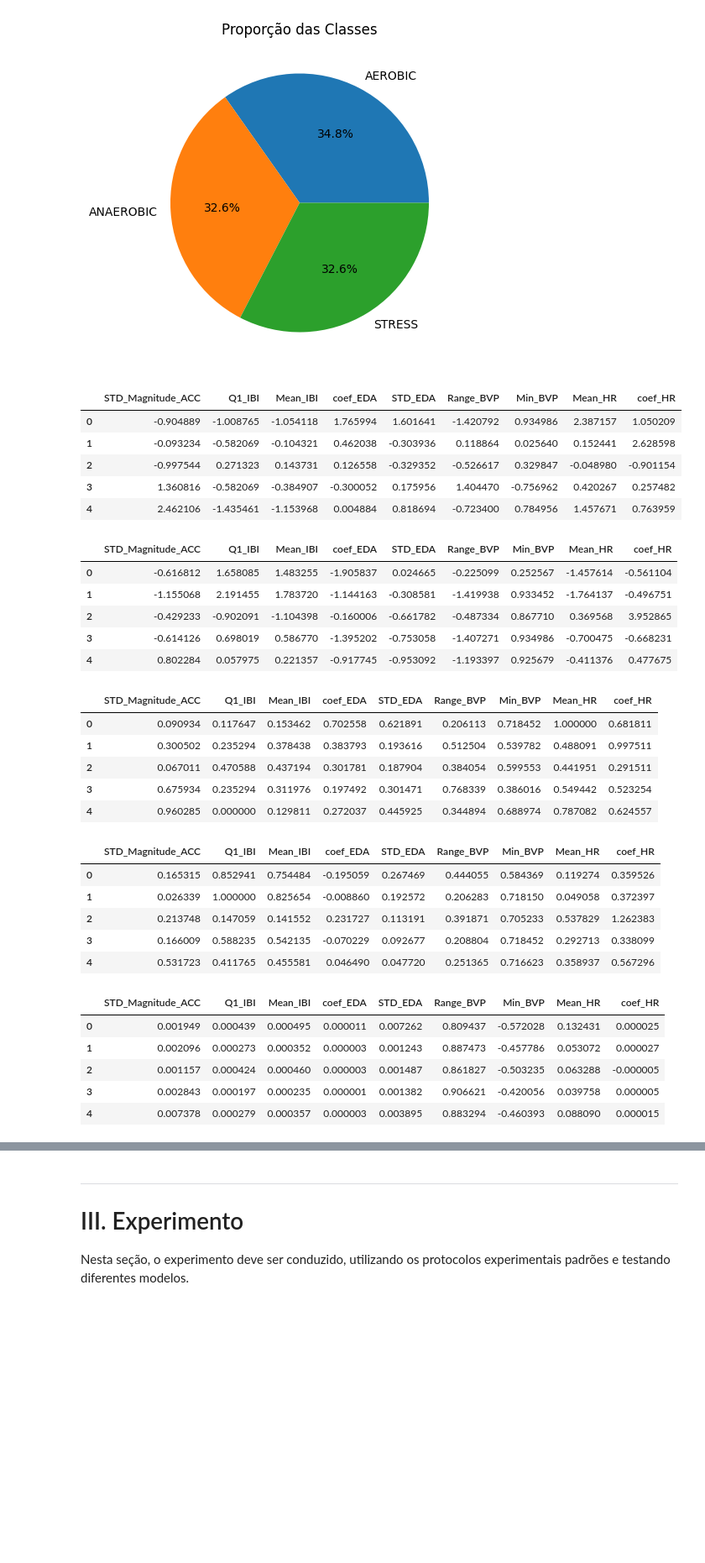
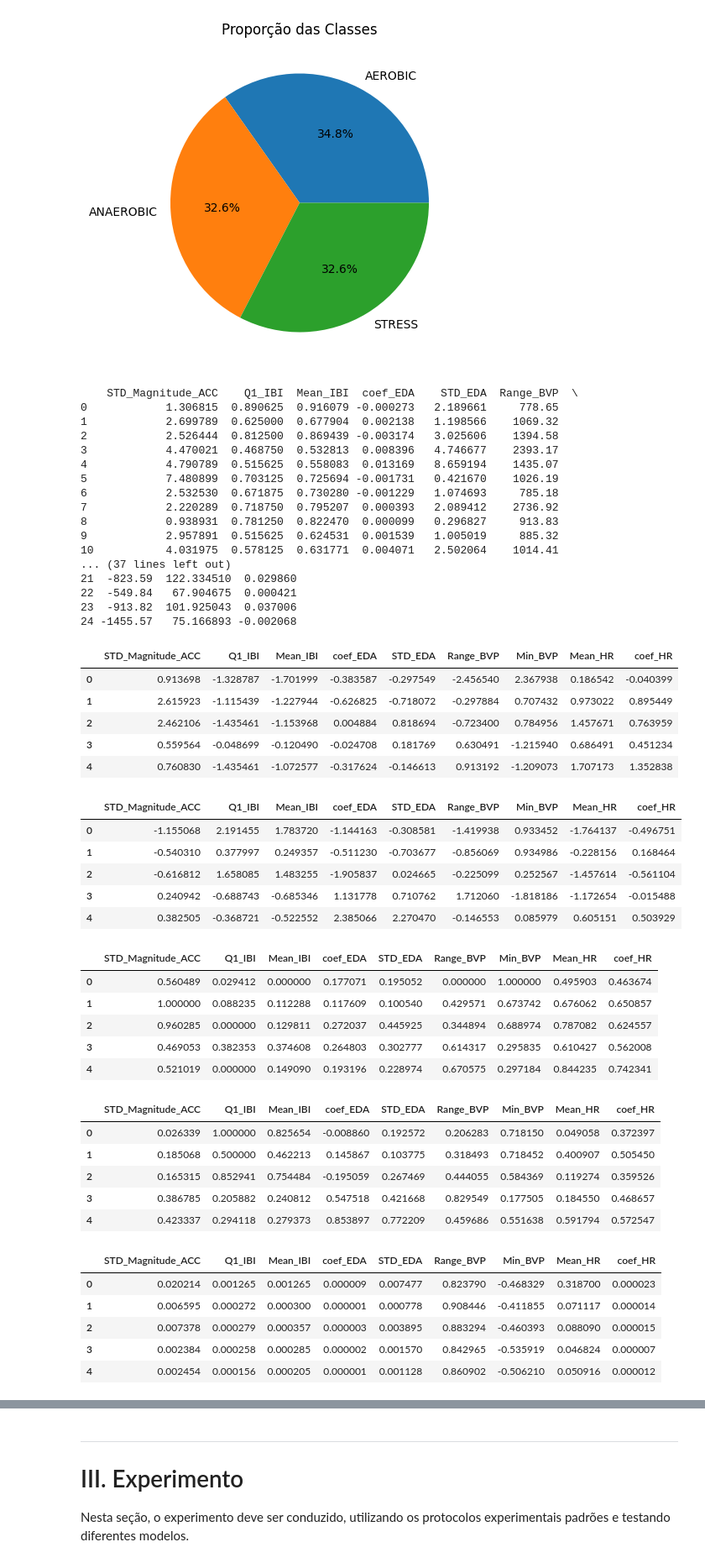
Before and after one commit to ottonifel/PROJETO_ML_FelipeOttoni_LeticiaAlmeida, a Jupyter notebook: main.ipynb, the cells around one changed output, grey strips where cells are left out. Shown at 84% size. Cells and saved outputs as stored; diff of their text form; code cells hidden in the pictures; blank space fills up the shorter version.

```diff
--- a/main.ipynb
+++ b/main.ipynb
@@ -48,7 +48,7 @@ df_users_info_train = df_users_info.merge(df_train, on="Id", how="inner")
 
 # junção com os dados de teste
 df_test = pd.read_csv("dataset/test.csv")
-df_users_info_test = df_users_info.merge(df_test, on="Id", how="inner")
+df_users_info_test = df_users_info.merge(df_test, on="Id", how="right")
 df_users_info_test.info() #visualizaçõ
 # %% [output]
 <class 'pandas.core.frame.DataFrame'>
@@ -266,7 +266,7 @@ display(df_sensors)
 
 # Cria df_sensors_train e df_sensors_test
 df_sensors_train = df_sensors.merge(df_train, on="Id", how="inner")
-df_sensors_test = df_sensors.merge(df_test, on="Id", how="inner")
+df_sensors_test = df_sensors.merge(df_test, on="Id", how="right")
 # %% [output]
 Erro de leitura no usuário U_87186: could not convert string to float: ' IBI'
 Erro ao ler dataset/wearables\U_89740\IBI.csv: No columns to parse from file
@@ -700,66 +743,87 @@ plt.show()
 from sklearn.preprocessing import StandardScaler, MinMaxScaler, Normalizer
 from scripts import normalize_dataset
 # criação do dataframe de treino final
-df_treinamento = df_inicial_clean_without_outliers.drop(columns=["Id", "Label"])
+df_treinamento = df_inicial_clean_without_outliers.sort_values(by="Id") # garantia de ordenação para usar validação cruzada
+df_treinamento = df_treinamento.drop(columns=["Id", "Label"])
 df_teste = df_test.drop(columns=["Id"])
+print(df_teste)
 
 # Diversas normalizações
 # Normalização Standard
 df_treino_std, df_teste_std = normalize_dataset(
     df_treinamento,
     df_teste,
     scaler=StandardScaler()
 )
 
 # Normalização MinMax
 df_treino_minmax, df_teste_minmax = normalize_dataset(
     df_treinamento,
     df_teste,
     scaler=MinMaxScaler()
 )
 
 # Normalização Normalizer
 df_treino_normalizer, df_teste_normalizer = normalize_dataset(
     df_treinamento,
     df_teste,
     scaler=Normalizer()
 )
 
 display(df_treino_std.head(n=5))
 display(df_teste_std.head(n=5))
 display(df_treino_minmax.head(n=5))
 display(df_teste_minmax.head(n=5))
 display(df_treino_normalizer.head(n=5))
 display(df_teste_normalizer.head(n=5))
+
+print(df_test)
 # %% [output]
+    STD_Magnitude_ACC    Q1_IBI  Mean_IBI  coef_EDA    STD_EDA  Range_BVP  \
+0            1.306815  0.890625  0.916079 -0.000273   2.189661     778.65
+1            2.699789  0.625000  0.677904  0.002138   1.198566    1069.32
+2            2.526444  0.812500  0.869439 -0.003174   3.025606    1394.58
+3            4.470021  0.468750  0.532813  0.008396   4.746677    2393.17
+4            4.790789  0.515625  0.558083  0.013169   8.659194    1435.07
+5            7.480899  0.703125  0.725694 -0.001731   0.421670    1026.19
+6            2.532530  0.671875  0.730280 -0.001229   1.074693     785.18
+7            2.220289  0.718750  0.795207  0.000393   2.089412    2736.92
+8            0.938931  0.781250  0.822470  0.000099   0.296827     913.83
+9            2.957891  0.515625  0.624531  0.001539   1.005019     885.32
+10           4.031975  0.578125  0.631771  0.004071   2.502064    1014.41
+... (37 lines left out)
+21  -823.59  122.334510  0.029860
+22  -549.84   67.904675  0.000421
+23  -913.82  101.925043  0.037006
+24 -1455.57   75.166893 -0.002068
 |  | STD_Magnitude_ACC | Q1_IBI | Mean_IBI | coef_EDA | STD_EDA | Range_BVP | Min_BVP | Mean_HR | coef_HR |
-| 0 | -0.904889 | -1.008765 | -1.054118 | 1.765994 | 1.601641 | -1.420792 | 0.934986 | 2.387157 | 1.050209 |
-| 1 | -0.093234 | -0.582069 | -0.104321 | 0.462038 | -0.303936 | 0.118864 | 0.025640 | 0.152441 | 2.628598 |
-| 2 | -0.997544 | 0.271323 | 0.143731 | 0.126558 | -0.329352 | -0.526617 | 0.329847 | -0.048980 | -0.901154 |
-| 3 | 1.360816 | -0.582069 | -0.384907 | -0.300052 | 0.175956 | 1.404470 | -0.756962 | 0.420267 | 0.257482 |
-| 4 | 2.462106 | -1.435461 | -1.153968 | 0.004884 | 0.818694 | -0.723400 | 0.784956 | 1.457671 | 0.763959 |
+| 0 | 0.913698 | -1.328787 | -1.701999 | -0.383587 | -0.297549 | -2.456540 | 2.367938 | 0.186542 | -0.040399 |
+| 1 | 2.615923 | -1.115439 | -1.227944 | -0.626825 | -0.718072 | -0.297884 | 0.707432 | 0.973022 | 0.895449 |
+| 2 | 2.462106 | -1.435461 | -1.153968 | 0.004884 | 0.818694 | -0.723400 | 0.784956 | 1.457671 | 0.763959 |
+| 3 | 0.559564 | -0.048699 | -0.120490 | -0.024708 | 0.181769 | 0.630491 | -1.215940 | 0.686491 | 0.451234 |
+| 4 | 0.760830 | -1.435461 | -1.072577 | -0.317624 | -0.146613 | 0.913192 | -1.209073 | 1.707173 | 1.352838 |
 |  | STD_Magnitude_ACC | Q1_IBI | Mean_IBI | coef_EDA | STD_EDA | Range_BVP | Min_BVP | Mean_HR | coef_HR |
-| 0 | -0.616812 | 1.658085 | 1.483255 | -1.905837 | 0.024665 | -0.225099 | 0.252567 | -1.457614 | -0.561104 |
-| 1 | -1.155068 | 2.191455 | 1.783720 | -1.144163 | -0.308581 | -1.419938 | 0.933452 | -1.764137 | -0.496751 |
-| 2 | -0.429233 | -0.902091 | -1.104398 | -0.160006 | -0.661782 | -0.487334 | 0.867710 | 0.369568 | 3.952865 |
-| 3 | -0.614126 | 0.698019 | 0.586770 | -1.395202 | -0.753058 | -1.407271 | 0.934986 | -0.700475 | -0.668231 |
-| 4 | 0.802284 | 0.057975 | 0.221357 | -0.917745 | -0.953092 | -1.193397 | 0.925679 | -0.411376 | 0.477675 |
+| 0 | -1.155068 | 2.191455 | 1.783720 | -1.144163 | -0.308581 | -1.419938 | 0.933452 | -1.764137 | -0.496751 |
+| 1 | -0.540310 | 0.377997 | 0.249357 | -0.511230 | -0.703677 | -0.856069 | 0.934986 | -0.228156 | 0.168464 |
+| 2 | -0.616812 | 1.658085 | 1.483255 | -1.905837 | 0.024665 | -0.225099 | 0.252567 | -1.457614 | -0.561104 |
+| 3 | 0.240942 | -0.688743 | -0.685346 | 1.131778 | 0.710762 | 1.712060 | -1.818186 | -1.172654 | -0.015488 |
+| 4 | 0.382505 | -0.368721 | -0.522552 | 2.385066 | 2.270470 | -0.146553 | 0.085979 | 0.605151 | 0.503929 |
 |  | STD_Magnitude_ACC | Q1_IBI | Mean_IBI | coef_EDA | STD_EDA | Range_BVP | Min_BVP | Mean_HR | coef_HR |
-| 0 | 0.090934 | 0.117647 | 0.153462 | 0.702558 | 0.621891 | 0.206113 | 0.718452 | 1.000000 | 0.681811 |
-| 1 | 0.300502 | 0.235294 | 0.378438 | 0.383793 | 0.193616 | 0.512504 | 0.539782 | 0.488091 | 0.997511 |
-| 2 | 0.067011 | 0.470588 | 0.437194 | 0.301781 | 0.187904 | 0.384054 | 0.599553 | 0.441951 | 0.291511 |
-| 3 | 0.675934 | 0.235294 | 0.311976 | 0.197492 | 0.301471 | 0.768339 | 0.386016 | 0.549442 | 0.523254 |
-| 4 | 0.960285 | 0.000000 | 0.129811 | 0.272037 | 0.445925 | 0.344894 | 0.688974 | 0.787082 | 0.624557 |
+| 0 | 0.560489 | 0.029412 | 0.000000 | 0.177071 | 0.195052 | 0.000000 | 1.000000 | 0.495903 | 0.463674 |
+| 1 | 1.000000 | 0.088235 | 0.112288 | 0.117609 | 0.100540 | 0.429571 | 0.673742 | 0.676062 | 0.650857 |
+| 2 | 0.960285 | 0.000000 | 0.129811 | 0.272037 | 0.445925 | 0.344894 | 0.688974 | 0.787082 | 0.624557 |
+| 3 | 0.469053 | 0.382353 | 0.374608 | 0.264803 | 0.302777 | 0.614317 | 0.295835 | 0.610427 | 0.562008 |
+| 4 | 0.521019 | 0.000000 | 0.149090 | 0.193196 | 0.228974 | 0.670575 | 0.297184 | 0.844235 | 0.742341 |
 |  | STD_Magnitude_ACC | Q1_IBI | Mean_IBI | coef_EDA | STD_EDA | Range_BVP | Min_BVP | Mean_HR | coef_HR |
-| 0 | 0.165315 | 0.852941 | 0.754484 | -0.195059 | 0.267469 | 0.444055 | 0.584369 | 0.119274 | 0.359526 |
-| 1 | 0.026339 | 1.000000 | 0.825654 | -0.008860 | 0.192572 | 0.206283 | 0.718150 | 0.049058 | 0.372397 |
-| 2 | 0.213748 | 0.147059 | 0.141552 | 0.231727 | 0.113191 | 0.391871 | 0.705233 | 0.537829 | 1.262383 |
-| 3 | 0.166009 | 0.588235 | 0.542135 | -0.070229 | 0.092677 | 0.208804 | 0.718452 | 0.292713 | 0.338099 |
-| 4 | 0.531723 | 0.411765 | 0.455581 | 0.046490 | 0.047720 | 0.251365 | 0.716623 | 0.358937 | 0.567296 |
+| 0 | 0.026339 | 1.000000 | 0.825654 | -0.008860 | 0.192572 | 0.206283 | 0.718150 | 0.049058 | 0.372397 |
+| 1 | 0.185068 | 0.500000 | 0.462213 | 0.145867 | 0.103775 | 0.318493 | 0.718452 | 0.400907 | 0.505450 |
+| 2 | 0.165315 | 0.852941 | 0.754484 | -0.195059 | 0.267469 | 0.444055 | 0.584369 | 0.119274 | 0.359526 |
+| 3 | 0.386785 | 0.205882 | 0.240812 | 0.547518 | 0.421668 | 0.829549 | 0.177505 | 0.184550 | 0.468657 |
+| 4 | 0.423337 | 0.294118 | 0.279373 | 0.853897 | 0.772209 | 0.459686 | 0.551638 | 0.591794 | 0.572547 |
 |  | STD_Magnitude_ACC | Q1_IBI | Mean_IBI | coef_EDA | STD_EDA | Range_BVP | Min_BVP | Mean_HR | coef_HR |
-| 0 | 0.001949 | 0.000439 | 0.000495 | 0.000011 | 0.007262 | 0.809437 | -0.572028 | 0.132431 | 0.000025 |
-| 1 | 0.002096 | 0.000273 | 0.000352 | 0.000003 | 0.001243 | 0.887473 | -0.457786 | 0.053072 | 0.000027 |
-| 2 | 0.001157 | 0.000424 | 0.000460 | 0.000003 | 0.001487 | 0.861827 | -0.503235 | 0.063288 | -0.000005 |
-| 3 | 0.002843 | 0.000197 | 0.000235 | 0.000001 | 0.001382 | 0.906621 | -0.420056 | 0.039758 | 0.000005 |
-| 4 | 0.007378 | 0.000279 | 0.000357 | 0.000003 | 0.003895 | 0.883294 | -0.460393 | 0.088090 | 0.000015 |
+| 0 | 0.020214 | 0.001265 | 0.001265 | 0.000009 | 0.007477 | 0.823790 | -0.468329 | 0.318700 | 0.000023 |
+| 1 | 0.006595 | 0.000272 | 0.000300 | 0.000001 | 0.000778 | 0.908446 | -0.411855 | 0.071117 | 0.000014 |
+| 2 | 0.007378 | 0.000279 | 0.000357 | 0.000003 | 0.003895 | 0.883294 | -0.460393 | 0.088090 | 0.000015 |
+| 3 | 0.002384 | 0.000258 | 0.000285 | 0.000002 | 0.001570 | 0.842965 | -0.535919 | 0.046824 | 0.000007 |
+| 4 | 0.002454 | 0.000156 | 0.000205 | 0.000001 | 0.001128 | 0.860902 | -0.506210 | 0.050916 | 0.000012 |
 |  | STD_Magnitude_ACC | Q1_IBI | Mean_IBI | coef_EDA | STD_EDA | Range_BVP | Min_BVP | Mean_HR | coef_HR |
```
Also changed, not shown: parts of 16 cells of this notebook, 3 other files.
